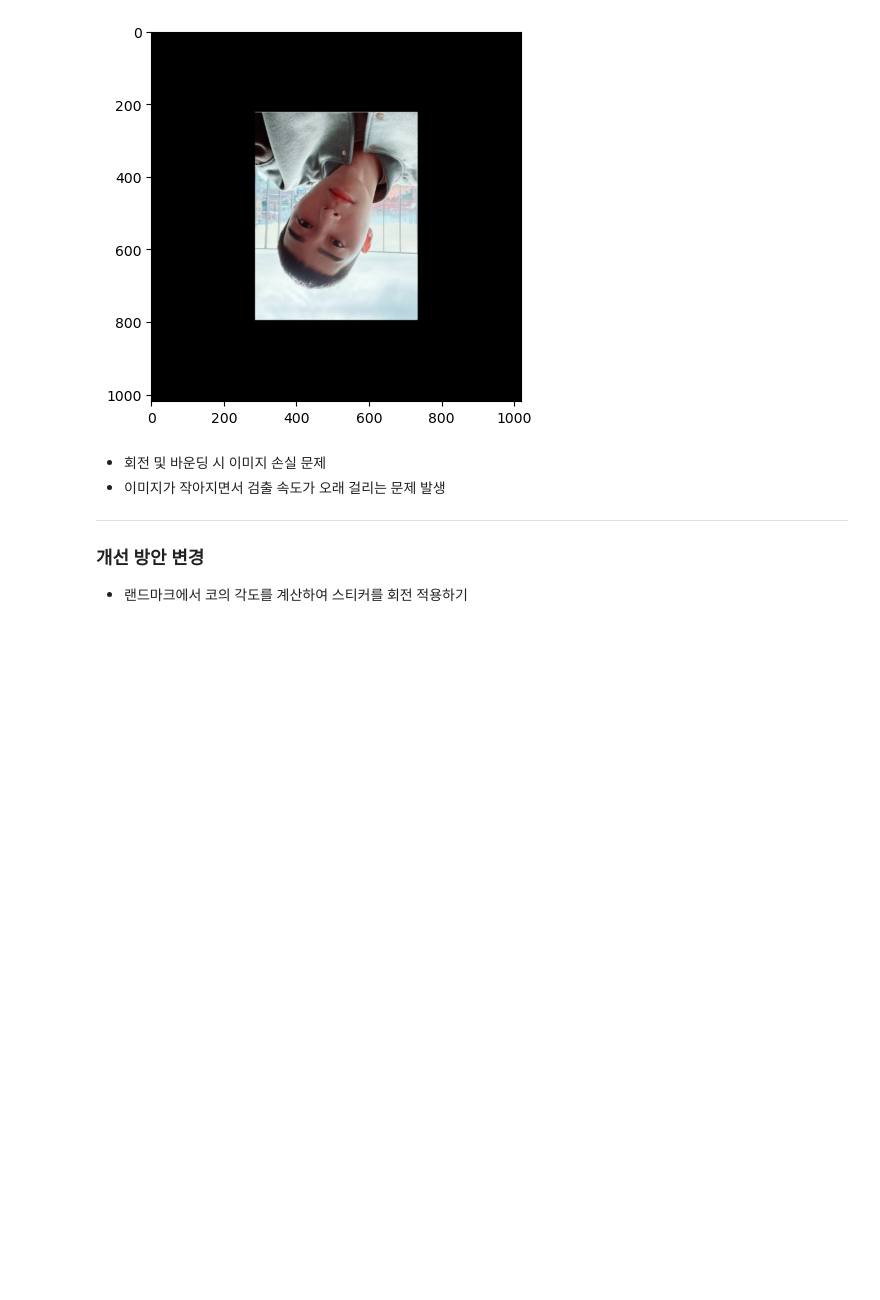
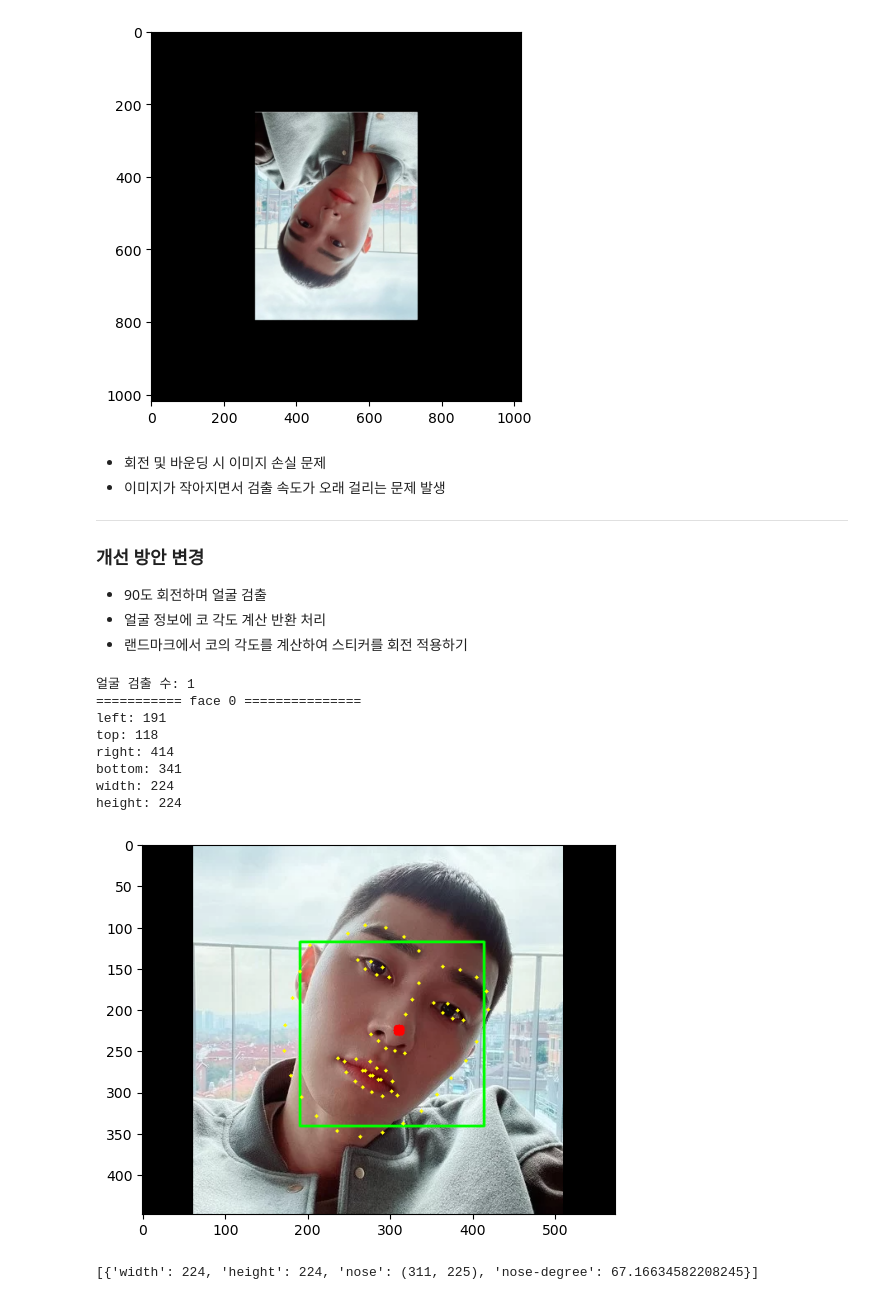
Before and after one commit to yoonseok-eo/AIFFEL, a Jupyter notebook: Ex06_QEUST/ex06_project.ipynb, the cells around one changed output. Drawn from its saved outputs; the diff is of its cells as text; code cells hidden in the pictures; blank space fills up the shorter version.

```diff
--- a/Ex06_QEUST/ex06_project.ipynb
+++ b/Ex06_QEUST/ex06_project.ipynb
@@ -108,6 +109,37 @@ def get_face_info(img_src, num_pyramid=1, show_landmark=False):
                 cv2.circle(img_src, point, 2, (0, 255, 255), -1)
             # 코 위치는 30번
             cv2.circle(img_landmark, landmark[30], 2, (0, 0, 255), 10)
+
+        # 코 각도 계산
+        p1 = landmark[30]
+        p2 = landmark[27]
+        vec = (p2[0] - p1[0], p2[1] - p1[1])
+        isNegX = vec[0] < 0
+        isNegY = vec[1] < 0
+        nose_deg =0
+        if vec[0] == 0:
+            nose_deg = 90
+            if isNegY:
+                nose_deg = -90
+        elif vec[1] == 0:
+            nose_deg = 0
+            if isNegX:
+                nose_deg = 180
+        else:
+            # x,y 양의 영역으로 각도 계산
+            x = abs(vec[0])
+            y = abs(vec[1])
+            rad = math.atan(y / x)
+            deg = math.degrees(rad)
+            if isNegX & isNegY:
+                nose_deg = 180 + deg
+            elif isNegX:
+                nose_deg = 180 - deg
+            elif isNegY:
+                nose_deg = deg * -1
+            else:
+                nose_deg = deg
+
         return {
             # 'left': l,
             # 'top': t,
@@ -116,7 +148,8 @@ def get_face_info(img_src, num_pyramid=1, show_landmark=False):
             'width': w,
             'height': h,
             # 'landmark': landmark,
-            'nose': landmark[30]
+            'nose': landmark[30],
+            'nose-degree': nose_deg * -1
         }
 
     # 얼굴 정보(반환값) 저장 리스트
@@ -385,4 +418,25 @@ plt.show()
 - 이미지가 작아지면서 검출 속도가 오래 걸리는 문제 발생
 ---
 ### 개선 방안 변경
+- 90도 회전하며 얼굴 검출
+- 얼굴 정보에 코 각도 계산 반환 처리
 - 랜드마크에서 코의 각도를 계산하여 스티커를 회전 적용하기
+# %%
+# 90도 검출 테스트
+(h, w) = img_face02.shape[:2]
+(cX, cY) = (w // 2, h // 2)
+M = cv2.getRotationMatrix2D((cX, cY), 90, 1.0)
+img_result = cv2.warpAffine(img_face02, M, (w, h))
+face_info = get_face_info(img_result, show_landmark=True)
+print(face_info)
+# %% [output]
+얼굴 검출 수: 1
+=========== face 0 ===============
+left: 191
+top: 118
+right: 414
+bottom: 341
+width: 224
+height: 224
+[figure, added]
+[{'width': 224, 'height': 224, 'nose': (311, 225), 'nose-degree': 67.16634582208245}]
```
Also changed, not shown: parts of 5 cells of this notebook.
